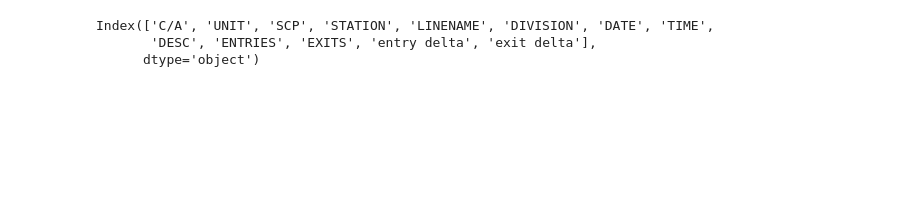
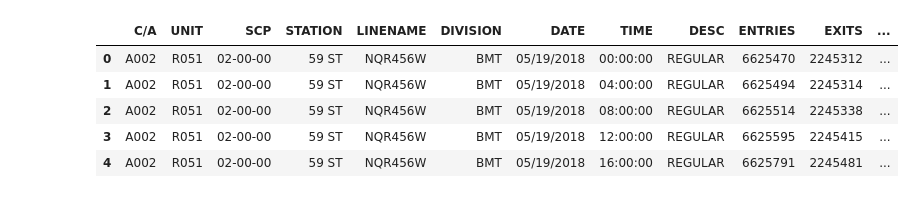
Before and after one commit to max-clarke/chi19_ds9_project_benson, a Jupyter notebook: master_notebook.ipynb, the cells around one changed output. Drawn from its saved outputs; the diff is of its cells as text; code cells hidden in the pictures; blank space fills up the shorter version.

Commit message:
using pickled data, stopped using diff logic, found NJ outliers

```diff
--- a/master_notebook.ipynb
+++ b/master_notebook.ipynb
@@ -1,18 +1,29 @@
 # %%
 import pandas as pd
 import numpy as np
 import matplotlib.pyplot as plt
+import pickle
+
+%config InlineBackend.figure_format = 'svg'
+%matplotlib inline
 
 pd.options.display.max_rows = 25
 
-FILE = r'data/May18_turnstiledata.csv'
-df = pd.read_csv(FILE)
+FILE = r'pickles/with_weekdays.pickle'
 
-df.rename(columns={'EXITS                                                               ': 'EXITS'}, inplace=True)
-df.drop('Unnamed: 0', axis=1, inplace = True)
+with open(FILE, 'rb') as read_file:
+    df = pickle.load(read_file)
+
+df.head()
+
+# df = pd.read_csv(FILE)
+
+# df.rename(columns={'EXITS                                                               ': 'EXITS'}, inplace=True)
+# df.drop('Unnamed: 0', axis=1, inplace = True)
+# %% [output]
+|  | C/A | UNIT | SCP | STATION | LINENAME | DIVISION | DATE | TIME | DESC | ENTRIES | EXITS | ... |
+| 0 | A002 | R051 | 02-00-00 | 59 ST | NQR456W | BMT | 05/19/2018 | 00:00:00 | REGULAR | 6625470 | 2245312 | ... |
+| 1 | A002 | R051 | 02-00-00 | 59 ST | NQR456W | BMT | 05/19/2018 | 04:00:00 | REGULAR | 6625494 | 2245314 | ... |
+| 2 | A002 | R051 | 02-00-00 | 59 ST | NQR456W | BMT | 05/19/2018 | 08:00:00 | REGULAR | 6625514 | 2245338 | ... |
+| 3 | A002 | R051 | 02-00-00 | 59 ST | NQR456W | BMT | 05/19/2018 | 12:00:00 | REGULAR | 6625595 | 2245415 | ... |
+| 4 | A002 | R051 | 02-00-00 | 59 ST | NQR456W | BMT | 05/19/2018 | 16:00:00 | REGULAR | 6625791 | 2245481 | ... |
-# %%
-df.columns
-# %% [output]
-Index(['C/A', 'UNIT', 'SCP', 'STATION', 'LINENAME', 'DIVISION', 'DATE', 'TIME',
-       'DESC', 'ENTRIES', 'EXITS', 'entry delta', 'exit delta'],
-      dtype='object')
```
Also changed, not shown: parts of 13 cells of this notebook.
